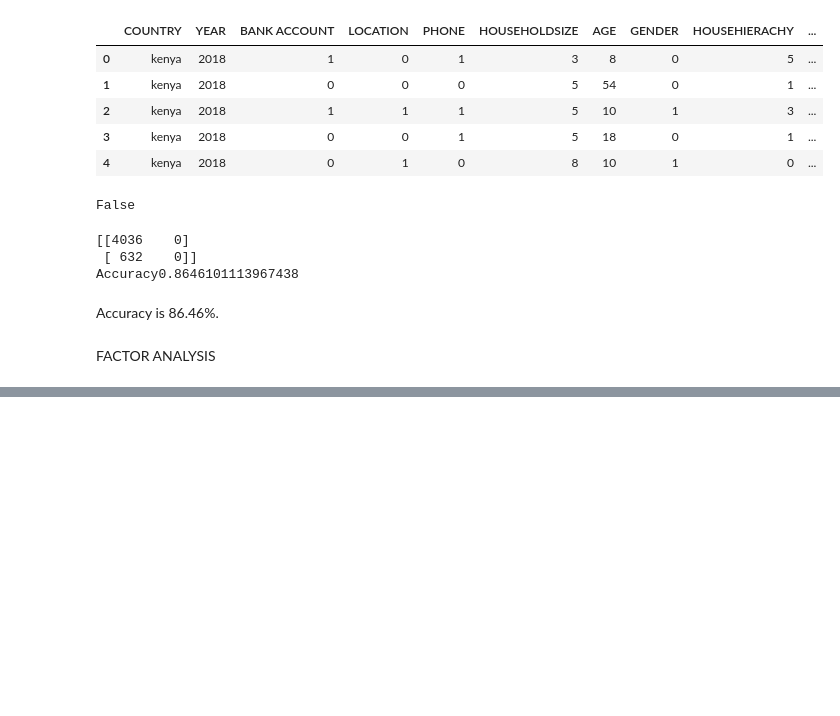
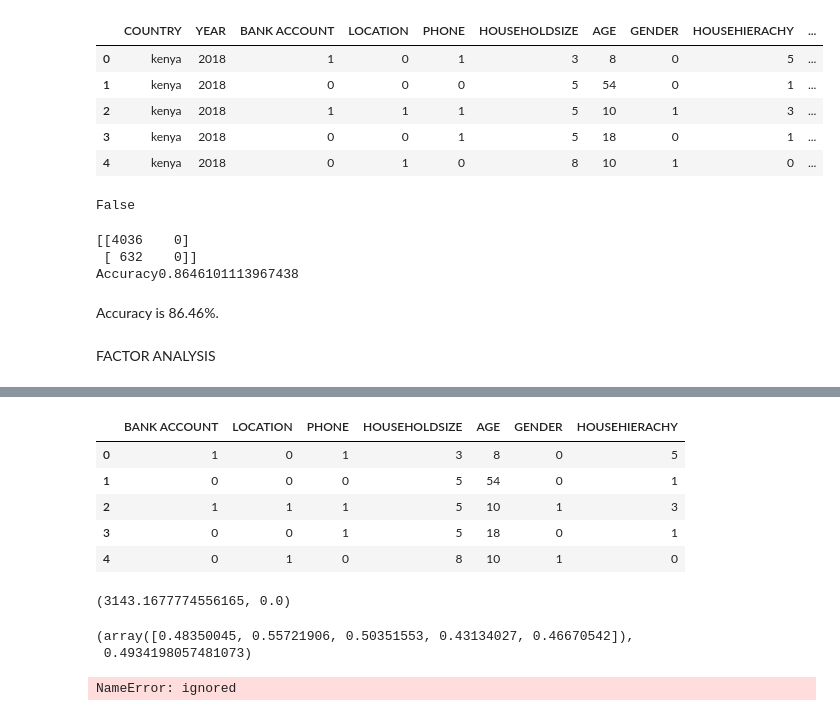
Before and after one commit to Kevinsamuelgitau/W9-IP, a Jupyter notebook: Moringa_Data_Science_Core_W2_Independent_Project_2020_05_Samuel_Gitau.ipynb, the cells around one changed output, grey strips where cells are left out. Cells and saved outputs as stored; diff of their text form; code cells hidden in the pictures; blank space fills up the shorter version.

```diff
--- a/Moringa_Data_Science_Core_W2_Independent_Project_2020_05_Samuel_Gitau.ipynb
+++ b/Moringa_Data_Science_Core_W2_Independent_Project_2020_05_Samuel_Gitau.ipynb
@@ -730,0 +747,10 @@ SyntaxError: ignored
+# %%
+# To preview our dataset
+finances.head()
+# %% [output]
+|  | BANK ACCOUNT | LOCATION | PHONE | HOUSEHOLDSIZE | AGE | GENDER | HOUSEHIERACHY |
+| 0 | 1 | 0 | 1 | 3 | 8 | 0 | 5 |
+| 1 | 0 | 0 | 0 | 5 | 54 | 0 | 1 |
+| 2 | 1 | 1 | 1 | 5 | 10 | 1 | 3 |
+| 3 | 0 | 0 | 1 | 5 | 18 | 0 | 1 |
+| 4 | 0 | 1 | 0 | 8 | 10 | 1 | 0 |
@@ -730,0 +760,36 @@ SyntaxError: ignored
+# %%
+# Adequacy test
+# - Bartlett’s Test
+
+# Installing factor analyzer
+from factor_analyzer.factor_analyzer import calculate_bartlett_sphericity
+
+chi_square_value,p_value=calculate_bartlett_sphericity(df)
+chi_square_value, p_value
+# the p-value is 0, so test was statistically significant,
+#  observed correlation matrix is not an identity matrix.
+# %% [output]
+(3143.1677774556165, 0.0)
+# %%
+# - Kaiser-Meyer-Olkin Test
+from factor_analyzer.factor_analyzer import calculate_kmo
+
+kmo_all,kmo_model=calculate_kmo(df)
+kmo_all,kmo_model
+# values are less than 0.6 hence they are  inadequate
+# %% [output]
+(array([0.48350045, 0.55721906, 0.50351553, 0.43134027, 0.46670542]),
+ 0.4934198057481073)
+# %%
+# Choosing the Number of Factors
+
+# Creating factor analysis object and perform factor analysis
+# fa = FactorAnalyzer()
+factor_analyzer.analyze(finances,5 , rotation=None)
+
+# Checking the Eigenvalues
+ev, v = fa.get_eigenvalues()
+ev
+# We will take the first three factors as their eigenvalues are greater than one
+# %% [output]
+NameError: ignored
```
Also changed, not shown: parts of 3 cells of this notebook.
